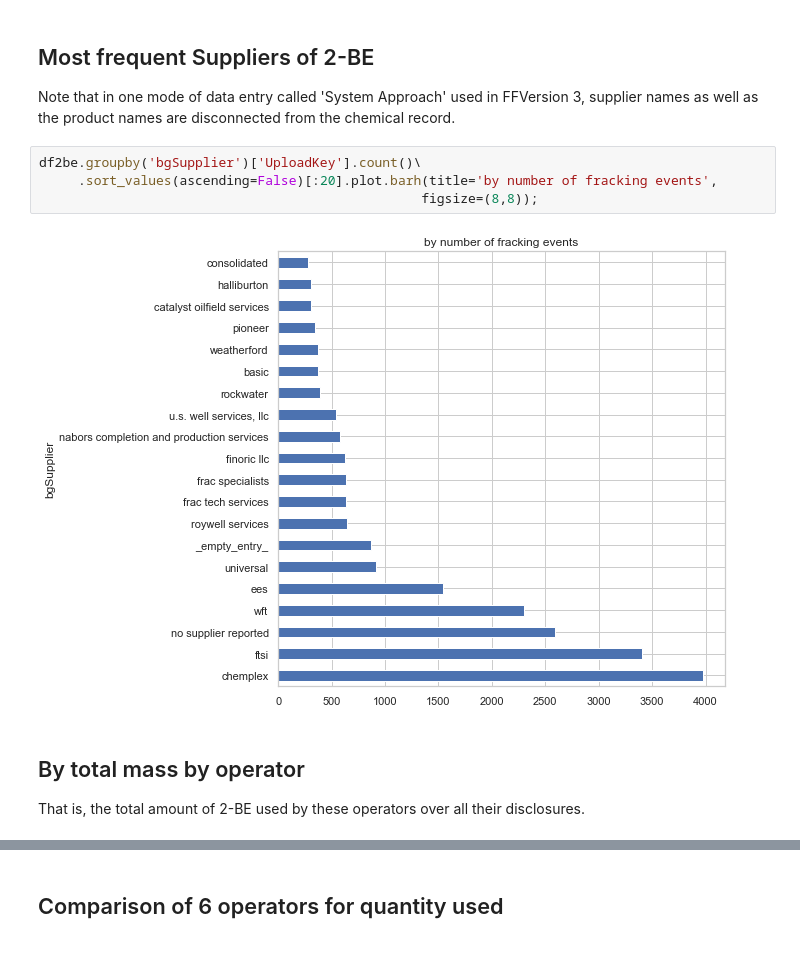
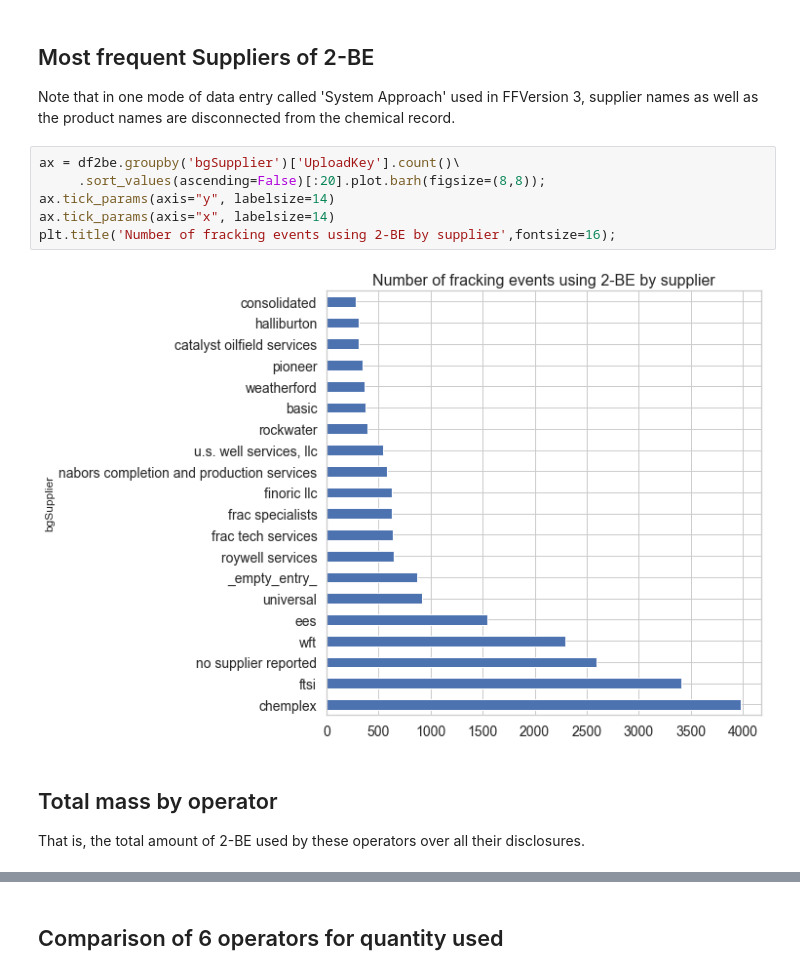
Before and after one commit to gwallison/FF-POC, a Jupyter notebook: Summary_of_cleaned_FF_data.ipynb, the cells around one changed output, grey strips where cells are left out. Cells and saved outputs as stored; diff of their text form.

```diff
--- a/Summary_of_cleaned_FF_data.ipynb
+++ b/Summary_of_cleaned_FF_data.ipynb
@@ -225,11 +257,13 @@ df2be.groupby('bgOperatorName')['UploadKey'].count()\
 ## Most frequent Suppliers of 2-BE
 Note that in one mode of data entry called 'System Approach' used in FFVersion 3, supplier names as well as the product names are disconnected from the chemical record.
 # %%
-df2be.groupby('bgSupplier')['UploadKey'].count()\
-     .sort_values(ascending=False)[:20].plot.barh(title='by number of fracking events',
-                                                 figsize=(8,8));
+ax = df2be.groupby('bgSupplier')['UploadKey'].count()\
+     .sort_values(ascending=False)[:20].plot.barh(figsize=(8,8));
+ax.tick_params(axis="y", labelsize=14)
+ax.tick_params(axis="x", labelsize=14)
+plt.title('Number of fracking events using 2-BE by supplier',fontsize=16);
 # %% [output]
-[figure, old version]
+[figure, new version]
 # %% [markdown]
-## By total mass by operator
+## Total mass by operator
 That is, the total amount of 2-BE used by these operators over all their disclosures.
```
Also changed, not shown: parts of 20 cells of this notebook, 2 other files.
